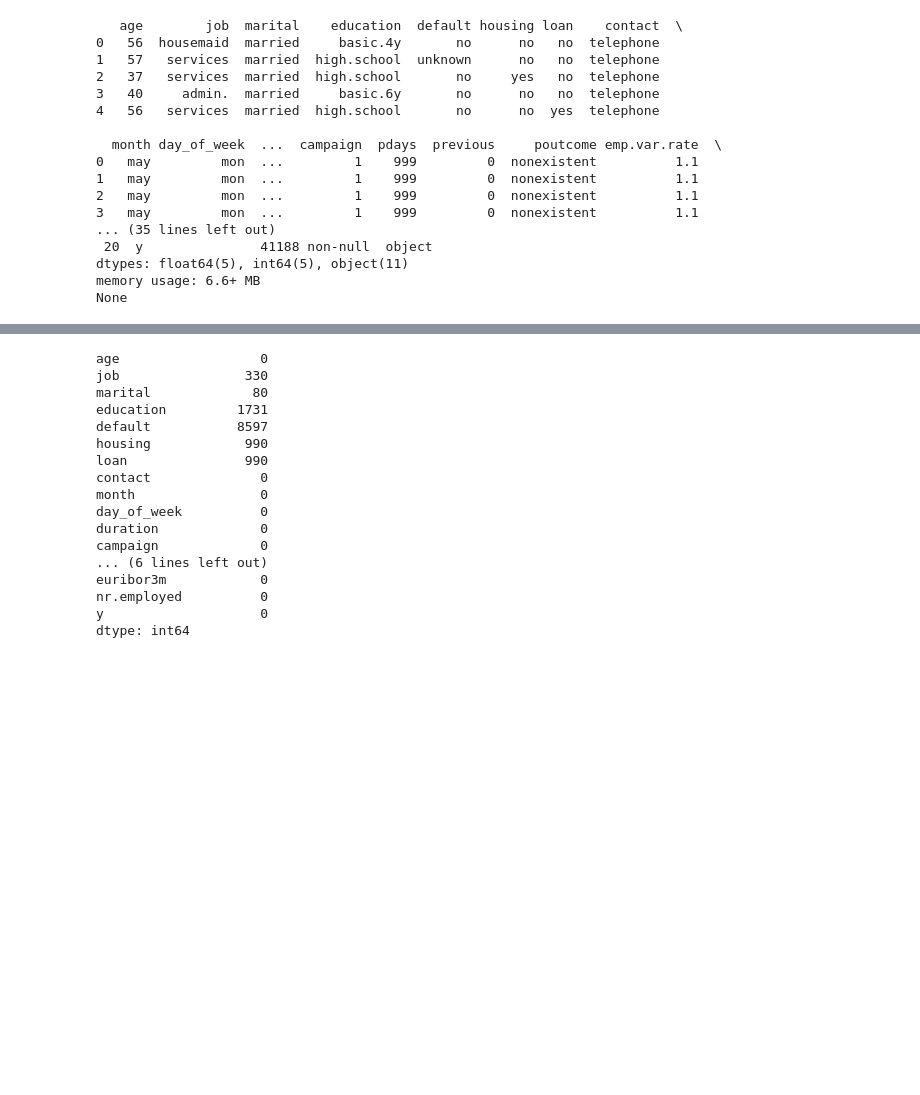
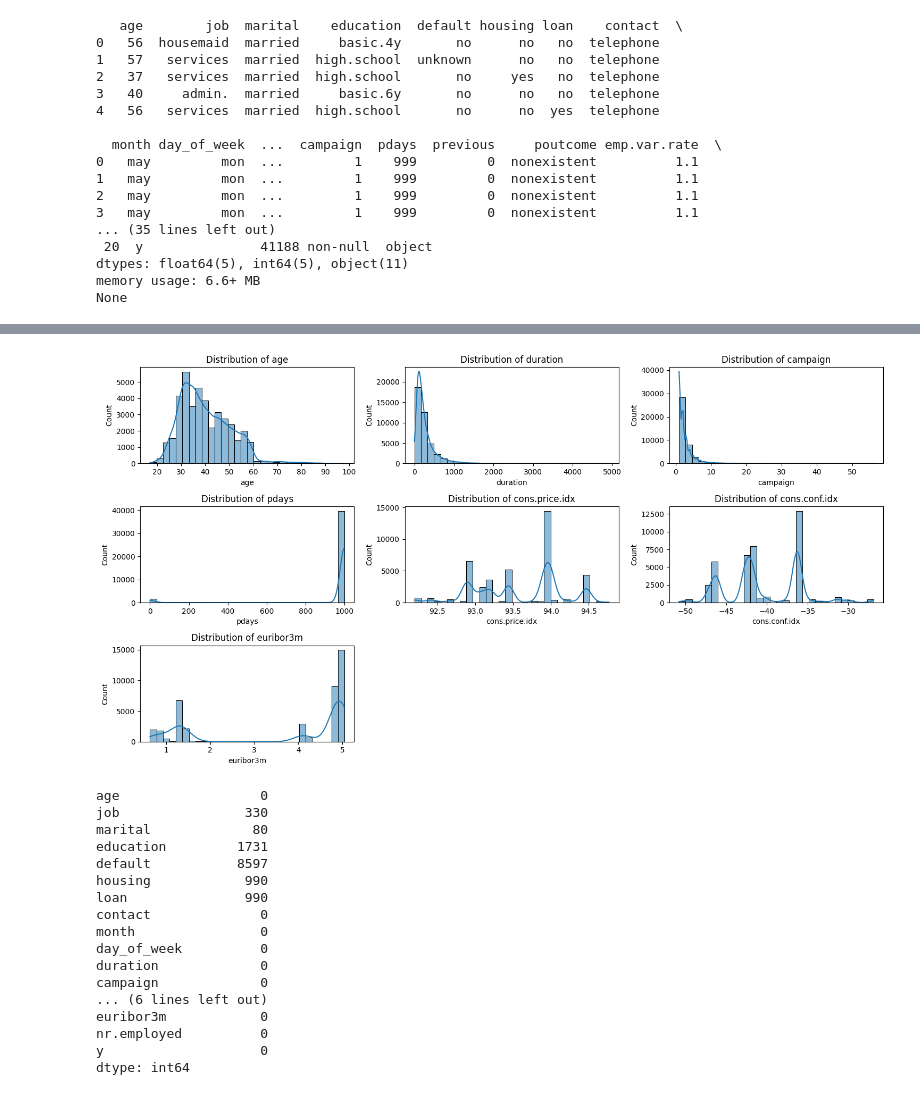
Before and after one commit to vinuka03/Predicting-Term-Deposit-Subscription-, a Jupyter notebook: data preprocessing/preprocessingPart.ipynb, the cells around one changed output, grey strips where cells are left out. Saved outputs shown, nothing was run; the diff lists cells and outputs as text; code cells hidden in the pictures; blank space fills up the shorter version.

```diff
--- a/data preprocessing/preprocessingPart.ipynb
+++ b/data preprocessing/preprocessingPart.ipynb
@@ -32,3 +144,28 @@ None
+# %%
+import pandas as pd
+import numpy as np
+import seaborn as sns
+import matplotlib.pyplot as plt
+
+# Identify numerical columns
+numeric_cols = data.select_dtypes(include=[np.number]).columns
+
+# Identify continuous features by checking the number of unique values
+continuous_cols = [col for col in numeric_cols if len(data[col].unique()) >= 20]
+
+# Create a figure with subplots for continuous features
+plt.figure(figsize=(15, 8))
+
+# Plot the distribution of each continuous feature
+for i, col in enumerate(continuous_cols):
+    plt.subplot(len(continuous_cols) // 3 + 1, 3, i + 1)
+    sns.histplot(data[col], kde=True, bins=30)  # Plot histogram with KDE (Kernel Density Estimate)
+    plt.title(f'Distribution of {col}')
+
+plt.tight_layout()
+plt.show()
+# %% [output]
+[figure, added]
 # %%
 # Count the occurrences of "unknown" in each column
 unknown_counts = data.apply(lambda col: col[col == "unknown"].count())
```
Also changed, not shown: parts of 14 cells of this notebook.
